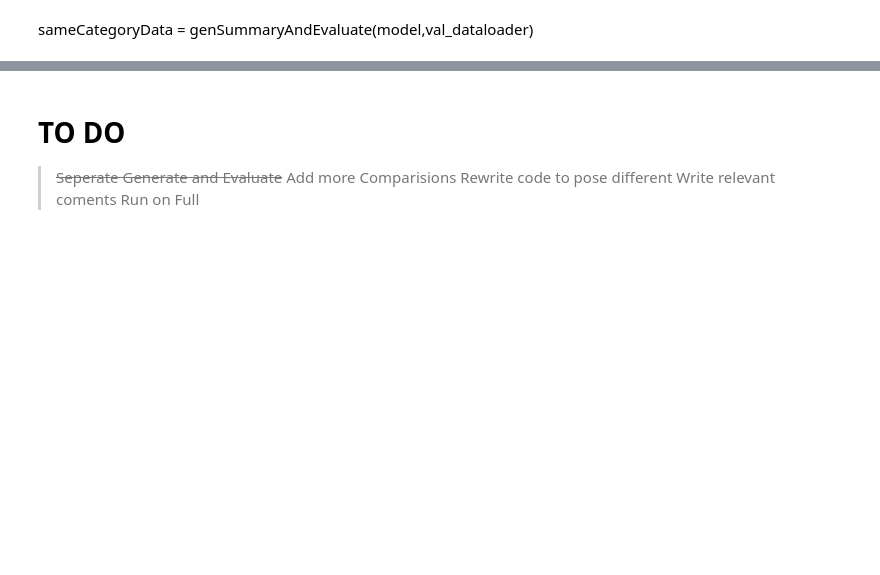
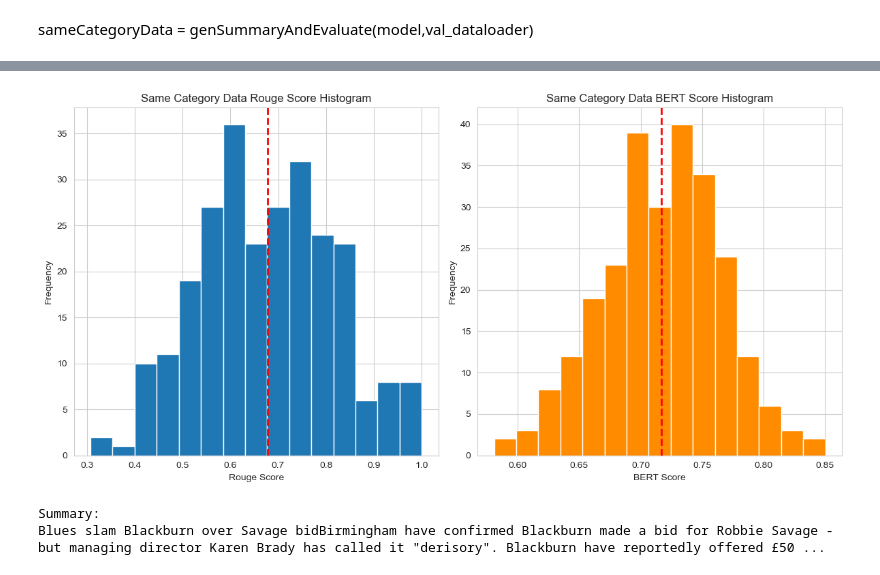
Before and after one commit to kysgattu/Evaluating-Cross-Domain-Adaptability-Of-Text-Summarizer-News-Article-Summarization, a Jupyter notebook: BART-Base.ipynb, the cells around one changed output, grey strips where cells are left out. Saved outputs shown, nothing was run; the diff lists cells and outputs as text; code cells hidden in the pictures; blank space fills up the shorter version.

```diff
--- a/BART-Base.ipynb
+++ b/BART-Base.ipynb
@@ -492,7 +508,62 @@ plt.show()
-# %% [markdown]
-# TO DO
-> ~~Seperate Generate and Evaluate~~
-> Add more Comparisions
-> Rewrite code to pose different
-> Write relevant coments
-> Run on Full
+# %%
+import matplotlib.pyplot as plt
+
+# Calculate mean values
+sameCat_mean_rouge = np.mean(sameCategoryData['ROUGE-1 Precision'])
+sameCat_mean_bert = np.mean(sameCategoryData['BERT Score'])
+
+
+# Create separate histogram plots for Rouge and BERT Scores
+plt.figure(figsize=(12, 6))
+# plt.title('Same Category Data')
+
+# Rouge Score Histogram
+plt.subplot(1, 2, 1)
+plt.hist(sameCategoryData['ROUGE-1 Precision'], bins=15, color='#1f77b4')
+plt.axvline(sameCat_mean_rouge, color='red', linestyle='dashed', linewidth=2, label=f'Mean: {sameCat_mean_rouge:.3f}')
+plt.title('Same Category Data Rouge Score Histogram')
+plt.xlabel('Rouge Score')
+plt.ylabel('Frequency')
+
+# BERT Score Histogram
+plt.subplot(1, 2, 2)
+plt.hist(sameCategoryData['BERT Score'], bins=15, color='darkorange')
+plt.axvline(sameCat_mean_bert, color='red', linestyle='dashed', linewidth=2, label=f'Mean: {sameCat_mean_bert:.3f}')
+plt.title('Same Category Data BERT Score Histogram')
+plt.xlabel('BERT Score')
+plt.ylabel('Frequency')
+
+# Adjust layout
+plt.tight_layout()
+
+# Show the plot
+plt.show()
+# %% [output]
+[figure, added]
+# %%
+from transformers import pipeline
+
+def generate_summary(model, text, max_length=280, num_beams=17, length_penalty=2.0, early_stopping=False):
+    model.eval()
+
+    # Tokenize input text
+    inputs = tokenizer(text, return_tensors="pt", max_length=512, truncation=True)['input_ids'].to(device)
+
+    # Generate summary
+    with torch.no_grad():
+        outputs = model.generate(input_ids=inputs, max_length=max_length, num_beams=num_beams, length_penalty=length_penalty, early_stopping=early_stopping)
+
+    # Decode the generated summary
+    summary_text = tokenizer.decode(outputs[0], skip_special_tokens=True)
+
+    return summary_text
+
+# Example usage:
+text_to_summarize = testing_dataset['newsarticle'][43]
+
+summary = generate_summary(model, text_to_summarize)
+# print(f"Text:\n{text_to_summarize}")
+print(f"Summary:\n{summary}")
+# %% [output]
+Summary:
+Blues slam Blackburn over Savage bidBirmingham have confirmed Blackburn made a bid for Robbie Savage - but managing director Karen Brady has called it "derisory". Blackburn have reportedly offered £50 ...
```
Also changed, not shown: parts of 17 cells of this notebook, 1 other file.
